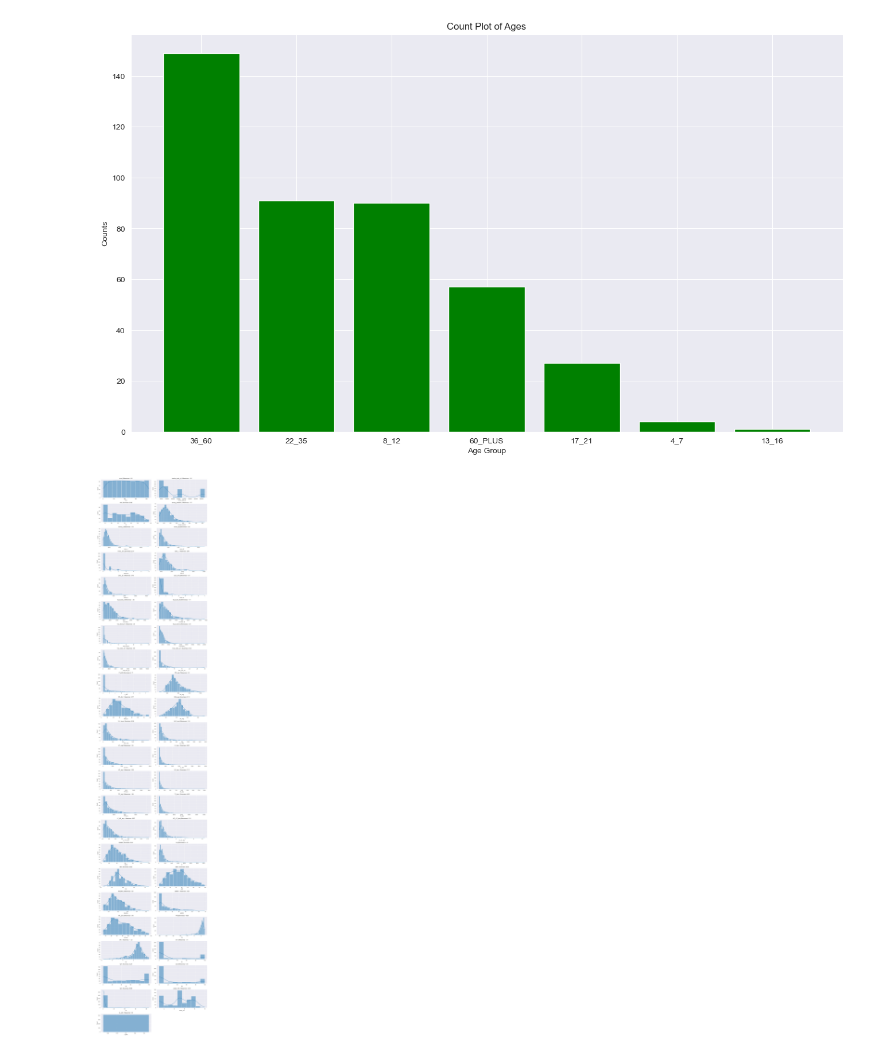
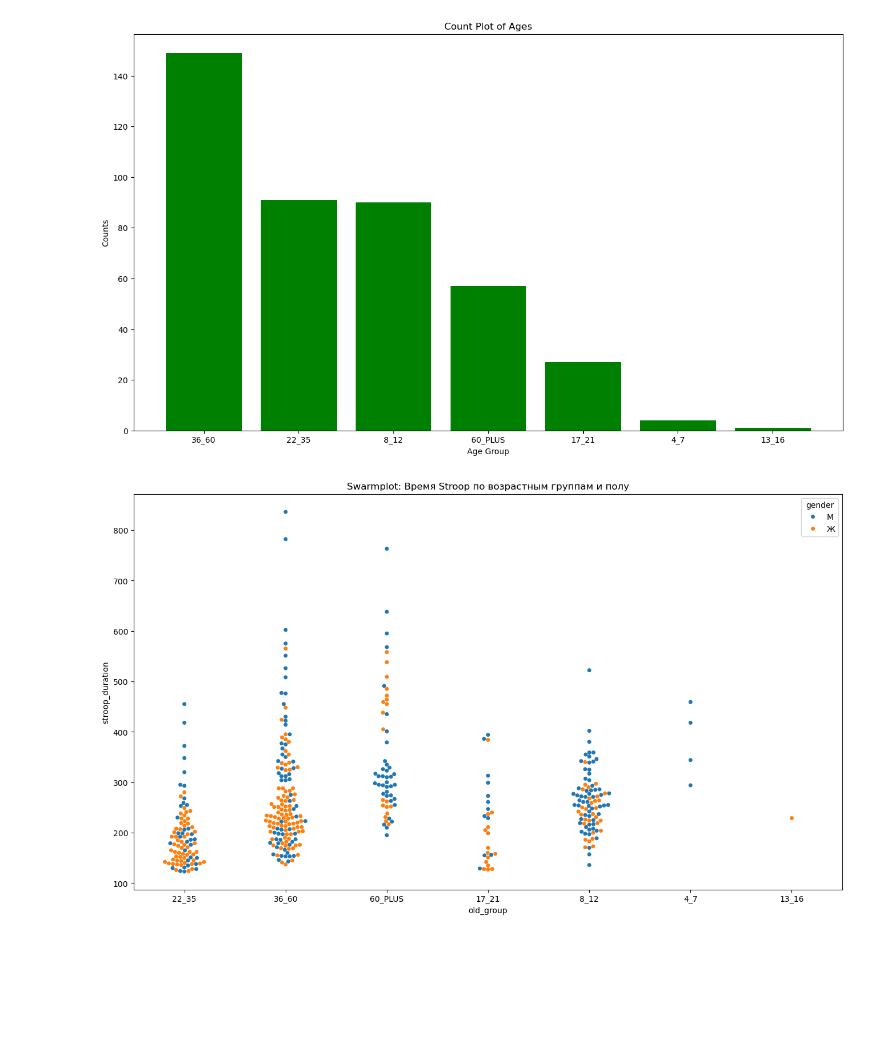
Before and after one commit to hrdslw/Database, a Jupyter notebook: Database.ipynb, the cells around one changed output. Cells and saved outputs as stored; diff of their text form; code cells hidden in the pictures; blank space fills up the shorter version.

```diff
--- a/Database.ipynb
+++ b/Database.ipynb
@@ -1,51 +1,54 @@
 # %%
 # importting Libraries
 import pandas as pd
 import numpy as np
 import matplotlib.pyplot as plt
 import seaborn as sns
 import warnings as wr
 wr.filterwarnings('ignore')
 
-#Loading and reading dataset
+# Считывание данных из файла и вывод информации о нем
 #df - dataframe
 df = pd.read_excel("dataset_mental_report_new.xlsx")
-#print(df.head(1))
-#print(df.shape)
-#print(df.info())
-#print(df.describe())
-#mean - среднее значение, std - стандртное отклонение
 df.drop(["Unnamed: 0"], axis = 1, inplace = True) #Удалил первый столбец.
-#print(df.info())
-#print(df.columns.tolist())
-#print(df.isnull().sum())
-#print(df.nunique())
 
 #Plots Creation
 age_group_counts = df['old_group'].value_counts()
 plt.figure(figsize = (16,9))
 plt.bar(age_group_counts.index, age_group_counts, color = 'green')
 plt.xlabel('Age Group')
 plt.ylabel('Counts')
 plt.title('Count Plot of Ages')
 plt.show()
 
-# Set Seaborn style
-sns.set_style("darkgrid")
 
-# Identify numerical columns
-numerical_columns = df.select_dtypes(include=["int64", "float64"]).columns
 
-# Plot distribution of each numerical feature
-plt.figure(figsize=(14, len(numerical_columns) * 3))
-for idx, feature in enumerate(numerical_columns, 1):
-    plt.subplot(len(numerical_columns), 2, idx)
-    sns.histplot(df[feature], kde=True)
-    plt.title(f"{feature} | Skewness: {round(df[feature].skew(), 2)}")
 
-# Adjust layout and show plots
-plt.tight_layout()
+# Swarmplot для распределения по полу и возрастным группам на основе времени Stroop
+plt.figure(figsize = (16, 9))
+sns.swarmplot(x ='old_group', y ='stroop_duration', hue ='gender', data = df)
+plt.title("Swarmplot: Время Stroop по возрастным группам и полу")
 plt.show()
+
+
+#Violinplot
+plt.figure(figsize = (16,9))
+sns.violinplot(data = df, x = 'old_group', y = 'stroop_duration', hue = 'gender')
+plt.title("Violinplot: Время Stroop по возрастным группам и полу")
+plt.show()
+
+# Boxplot
+plt.figure(figsize = (6, 12))
+sns.boxplot(y = df['stroop_duration'])
+plt.title('Боксплот для времени Stroop')
+plt.show()
+
+#Heatmap
+data = df.head(10).pivot(index="old", columns="num", values="RR_dev")
+plt.figure(figsize = (15, 10))
+sns.heatmap(data)
+plt.title("RR_dev Heatmap")
+plt.show()
 # %% [output]
-[figure, old version]
+[figure, new version]
-[figure, old version]
+[figure, new version]
```
Also changed, not shown: parts of 2 cells of this notebook, 2 other files.
